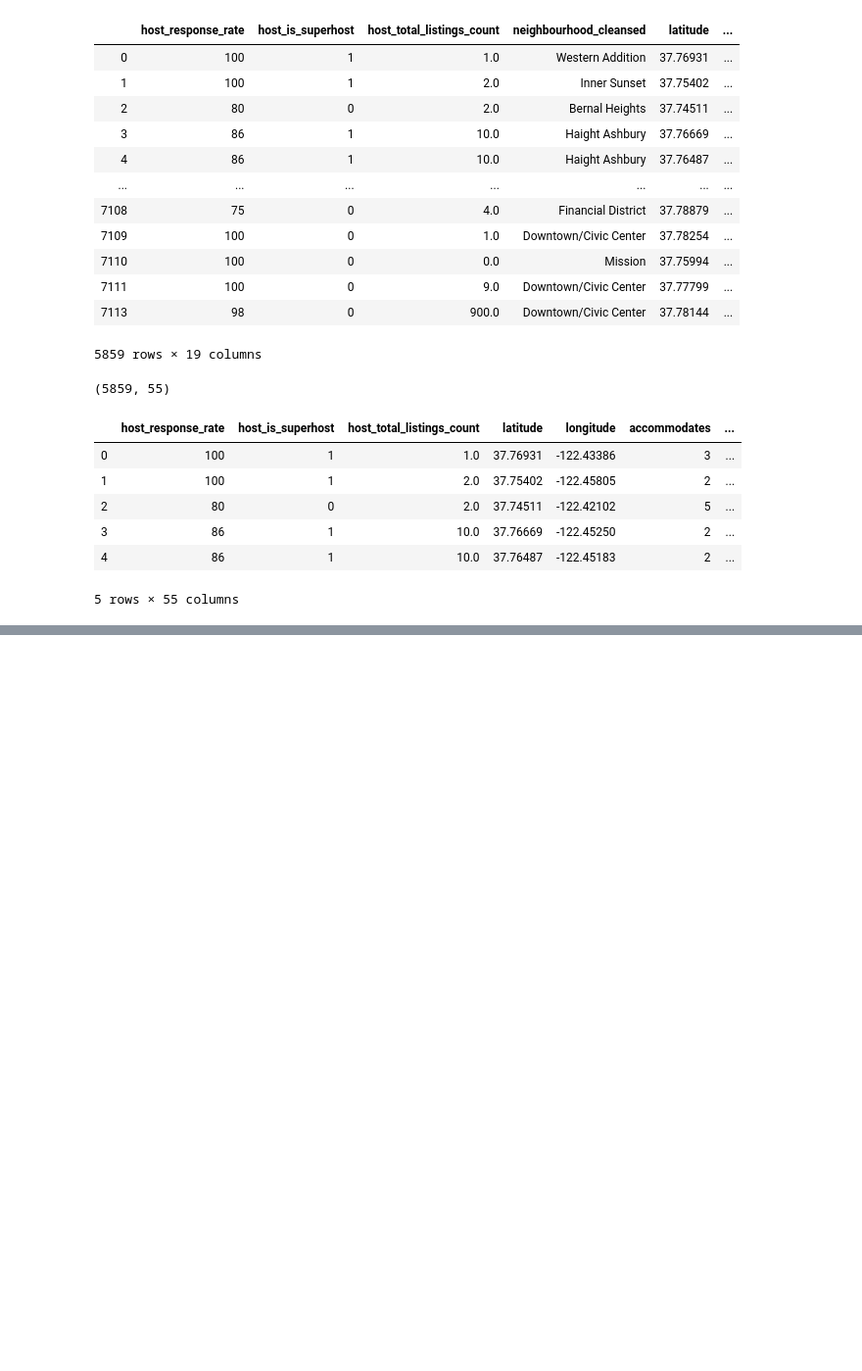
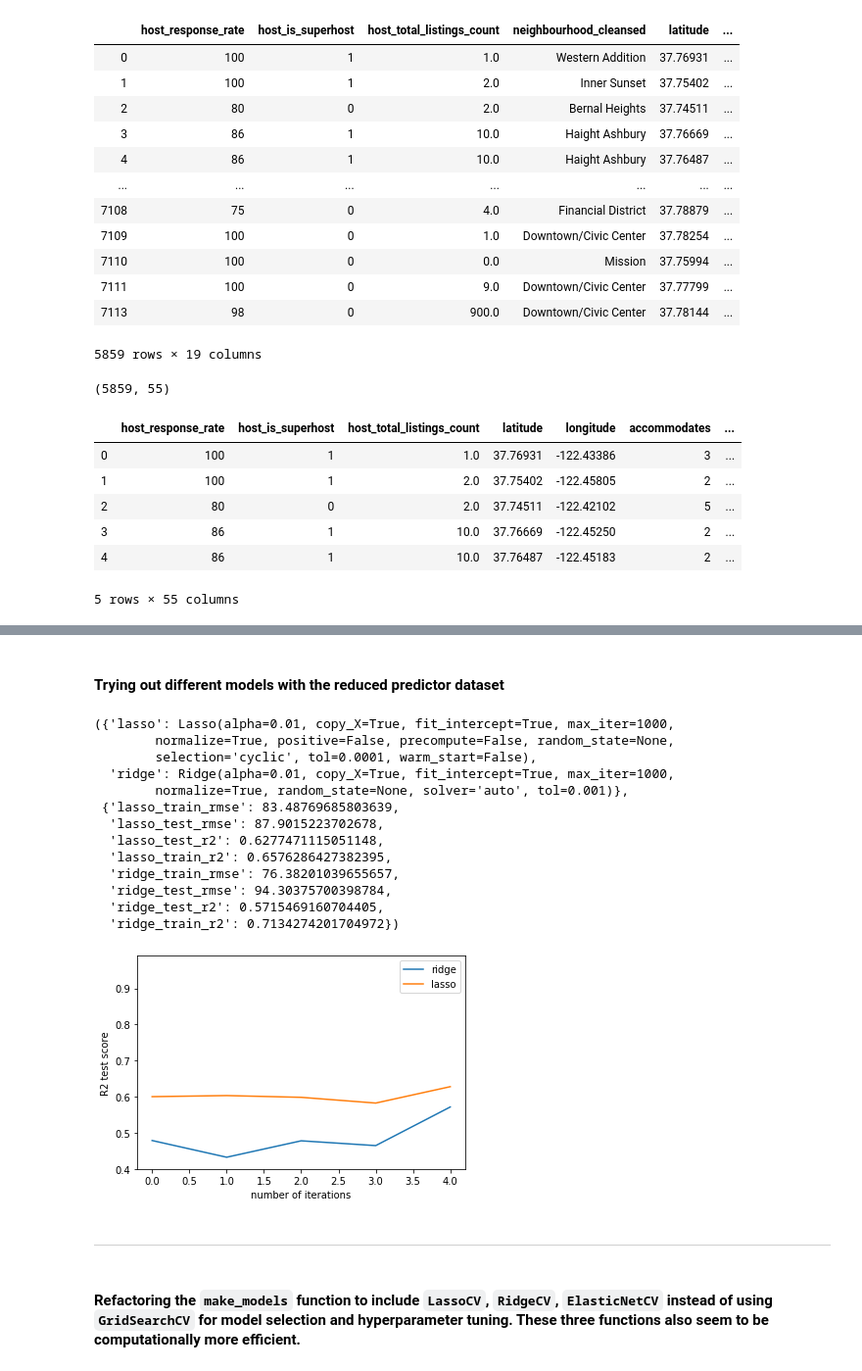
Before and after one commit to CaryMosley/Mod2Project, a Jupyter notebook: project_active.ipynb, the cells around one changed output, grey strips where cells are left out. Shown: that part at 98% size. Saved outputs shown, nothing was run; the diff lists cells and outputs as text; code cells hidden in the pictures; blank space fills up the shorter version.

```diff
--- a/project_active.ipynb
+++ b/project_active.ipynb
@@ -728,0 +433,52 @@ make_models(data, target, num_iter=10, models=['ols'],
+# %%
+data2 = data[['bedrooms',
+ 'room_Private room',
+ 'minimum_nights',
+ 'latitude',
+ 'number_of_reviews',
+ 'bathrooms',
+ 'extra_people',
+ 'accommodates',
+ 'review_scores_rating',
+ 'prop_Guest suite',
+ 'nbrhd_Pacific Heights',
+ 'nbrhd_Nob Hill',
+ 'nbrhd_Chinatown',
+ 'nbrhd_Noe Valley',
+ 'nbrhd_Outer Richmond',
+ 'nbrhd_Castro/Upper Market',
+ 'nbrhd_South of Market',
+ 'nbrhd_Outer Sunset',
+ 'host_response_rate',
+ 'prop_House',
+ 'nbrhd_Inner Richmond',
+ 'nbrhd_Parkside',
+ 'nbrhd_Excelsior',
+ 'guests_included',
+ 'nbrhd_Seacliff',
+ 'prop_Condominium',
+ 'nbrhd_Financial District']]
+# %% [markdown]
+#### Trying out different models with the reduced predictor dataset
+# %%
+make_models(data2, target, num_iter=5, models=['lasso', 'ridge'],
+               alpha=0.01, complexity='poly_intx', degree=3)
+# %% [output]
+({'lasso': Lasso(alpha=0.01, copy_X=True, fit_intercept=True, max_iter=1000,
+        normalize=True, positive=False, precompute=False, random_state=None,
+        selection='cyclic', tol=0.0001, warm_start=False),
+  'ridge': Ridge(alpha=0.01, copy_X=True, fit_intercept=True, max_iter=1000,
+        normalize=True, random_state=None, solver='auto', tol=0.001)},
+ {'lasso_train_rmse': 83.48769685803639,
+  'lasso_test_rmse': 87.9015223702678,
+  'lasso_test_r2': 0.6277471115051148,
+  'lasso_train_r2': 0.6576286427382395,
+  'ridge_train_rmse': 76.38201039655657,
+  'ridge_test_rmse': 94.30375700398784,
+  'ridge_test_r2': 0.5715469160704405,
+  'ridge_train_r2': 0.7134274201704972})
+[figure, added]
+# %% [markdown]
+---
+# %% [markdown]
+#### Refactoring the `make_models` function to include `LassoCV`, `RidgeCV`, `ElasticNetCV` instead of using `GridSearchCV` for model selection and hyperparameter tuning. These three functions also seem to be computationally more efficient.
```
Also changed, not shown: parts of 40 cells of this notebook.
